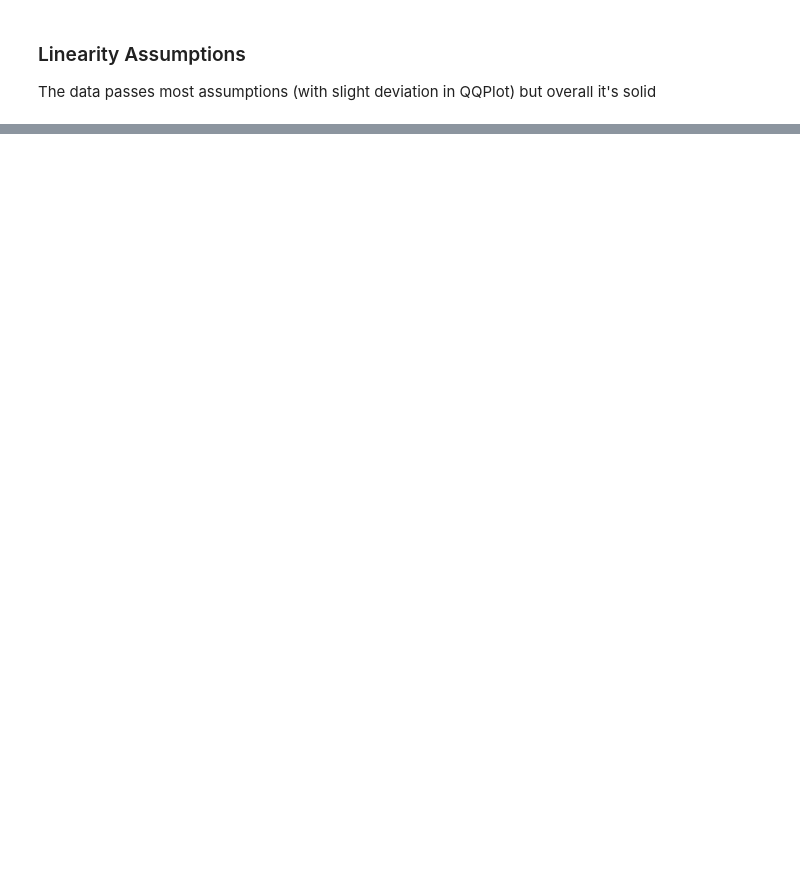
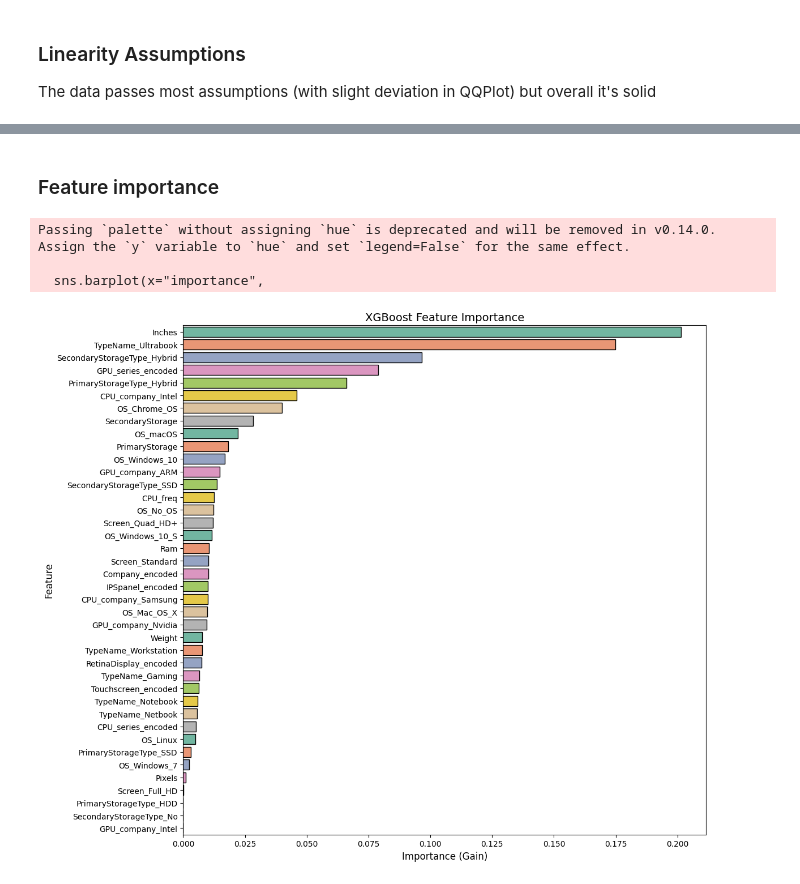
Before and after one commit to NitoBoritto/ML_Laptop_Price_Predictor, a Jupyter notebook: Level 2 Tasks.ipynb, the cells around one changed output, grey strips where cells are left out. Drawn from its saved outputs; the diff is of its cells as text; code cells hidden in the pictures; blank space fills up the shorter version.

```diff
--- a/Level 2 Tasks.ipynb
+++ b/Level 2 Tasks.ipynb
@@ -1256,0 +1467,28 @@ RMAE: 341.83
+# %% [markdown]
+### Feature importance
+# %%
+# Feature importance for XGBoost
+feature_names = X_train.columns.tolist()
+importances = xgb_model_grid.feature_importances_
+
+xgb_importance = pd.DataFrame({
+    "feature": feature_names,
+    "importance": importances
+}).sort_values(by="importance", ascending=False)
+
+plt.figure(figsize=(12, 10))
+sns.barplot(x="importance",
+            y="feature",
+            data=xgb_importance,
+            palette="Set2",
+            edgecolor="black")
+plt.title("XGBoost Feature Importance", fontsize=14)
+plt.xlabel("Importance (Gain)", fontsize=12)
+plt.ylabel("Feature", fontsize=12)
+plt.tight_layout()
+plt.show()
+# %% [output]
+Passing `palette` without assigning `hue` is deprecated and will be removed in v0.14.0. Assign the `y` variable to `hue` and set `legend=False` for the same effect.
+
+  sns.barplot(x="importance",
+[figure, added]
```
Also changed, not shown: parts of 15 cells of this notebook.
